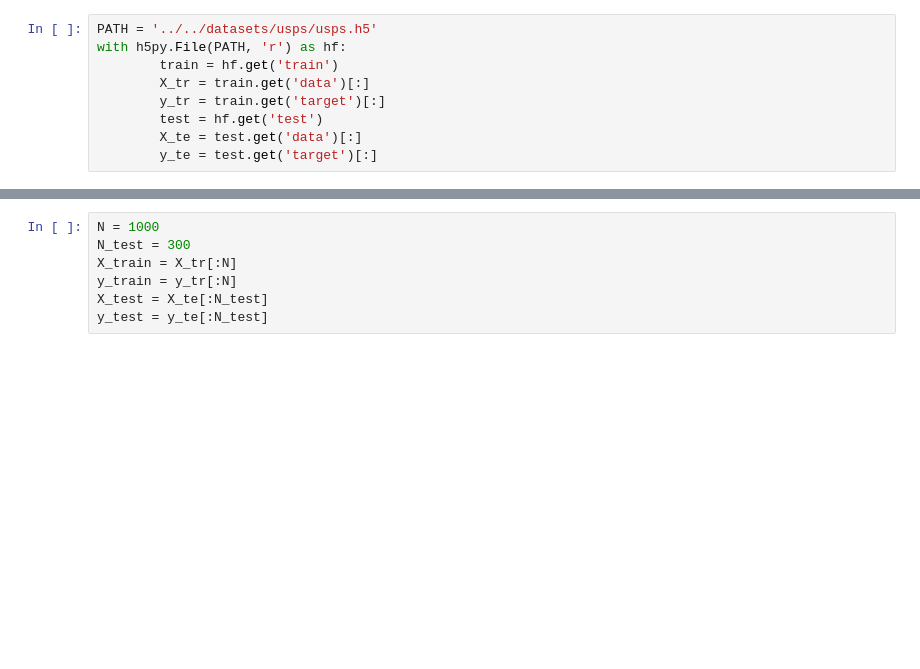
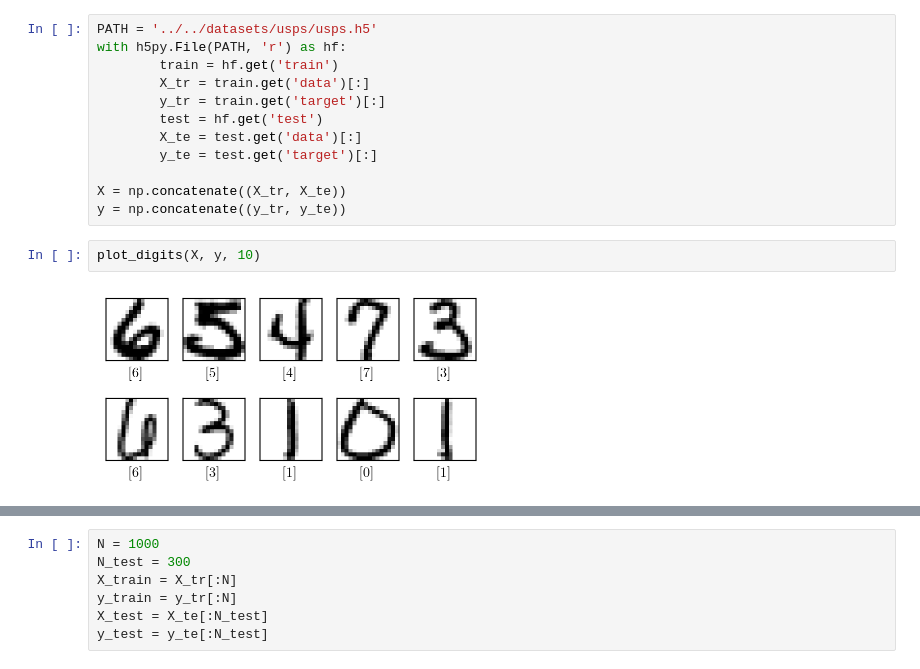
Before and after one commit to gabrielecerizza/smml, a Jupyter notebook: pegasos.ipynb, the cells around one changed output, grey strips where cells are left out. Cells and saved outputs as stored; diff of their text form; blank space fills up the shorter version.

```diff
--- a/pegasos.ipynb
+++ b/pegasos.ipynb
@@ -16,3 +25,10 @@ with h5py.File(PATH, 'r') as hf:
         test = hf.get('test')
         X_te = test.get('data')[:]
         y_te = test.get('target')[:]
+
+X = np.concatenate((X_tr, X_te))
+y = np.concatenate((y_tr, y_te))
+# %%
+plot_digits(X, y, 10)
+# %% [output]
+[figure, added]
```
Also changed, not shown: parts of 20 cells of this notebook, 12 other files.
